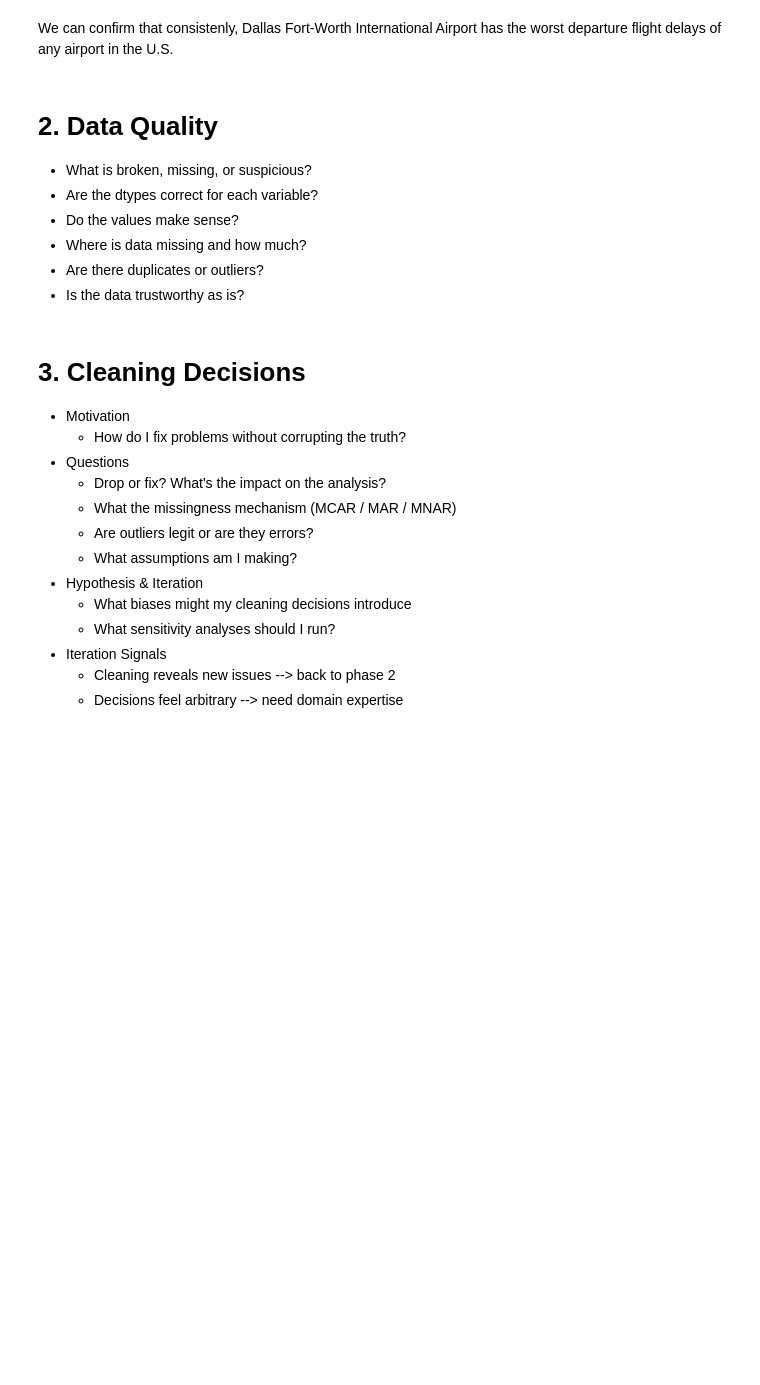
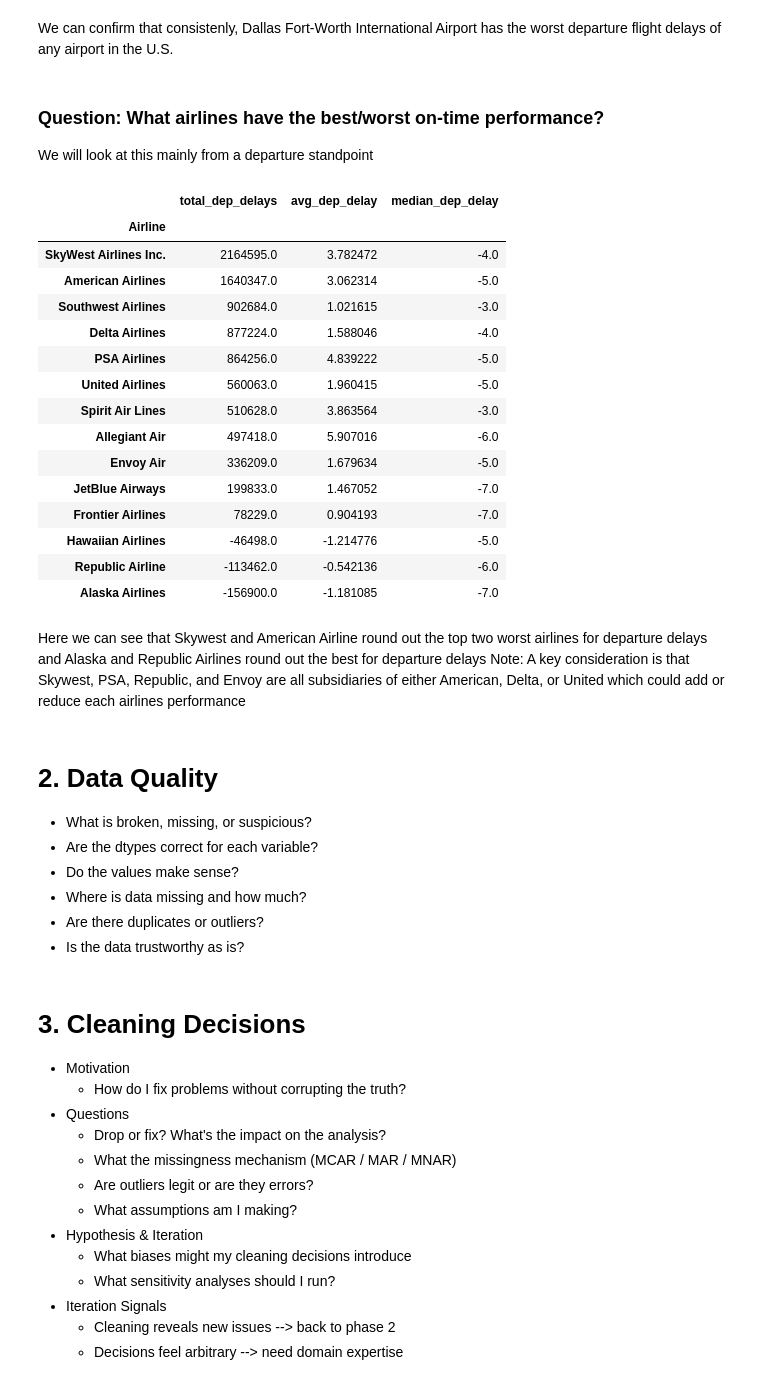
Before and after one commit to oubrando/eda-project, a Jupyter notebook: notebooks/Trace_Recon.ipynb, the cells around one changed output. Cells and saved outputs as stored; diff of their text form; code cells hidden in the pictures; blank space fills up the shorter version.

Commit message:
Adding more content to questions to answer

```diff
--- a/notebooks/Trace_Recon.ipynb
+++ b/notebooks/Trace_Recon.ipynb
@@ -571,5 +694,38 @@ Passing `palette` without assigning `hue` is deprecated and will be removed in v
 # %% [markdown]
 We can confirm that consistenly, Dallas Fort-Worth International Airport has the worst departure flight delays of any airport in the U.S.
+# %% [markdown]
+### Question: What airlines have the best/worst on-time performance?
+
+We will look at this mainly from a departure standpoint
+# %%
+df = df.copy()
+
+worst_airline = df.groupby(['Airline']).agg( #groupby year and origin airport to aggegrate sum, mean and median of depdelays per year and sort them in ascending order by total delays
+    total_dep_delays=('DepDelay', 'sum'),
+    avg_dep_delay=('DepDelay', 'mean'),
+    median_dep_delay=('DepDelay', 'median')
+).sort_values(['total_dep_delays'], ascending=[False]).groupby('Airline').head(5)
+worst_airline
+# %% [output]
+|  | total_dep_delays | avg_dep_delay | median_dep_delay |
+| Airline |  |  |  |
+| SkyWest Airlines Inc. | 2164595.0 | 3.782472 | -4.0 |
+| American Airlines | 1640347.0 | 3.062314 | -5.0 |
+| Southwest Airlines | 902684.0 | 1.021615 | -3.0 |
+| Delta Airlines | 877224.0 | 1.588046 | -4.0 |
+| PSA Airlines | 864256.0 | 4.839222 | -5.0 |
+| United Airlines | 560063.0 | 1.960415 | -5.0 |
+| Spirit Air Lines | 510628.0 | 3.863564 | -3.0 |
+| Allegiant Air | 497418.0 | 5.907016 | -6.0 |
+| Envoy Air | 336209.0 | 1.679634 | -5.0 |
+| JetBlue Airways | 199833.0 | 1.467052 | -7.0 |
+| Frontier Airlines | 78229.0 | 0.904193 | -7.0 |
+| Hawaiian Airlines | -46498.0 | -1.214776 | -5.0 |
+| Republic Airline | -113462.0 | -0.542136 | -6.0 |
+| Alaska Airlines | -156900.0 | -1.181085 | -7.0 |
+# %% [markdown]
+Here we can see that Skywest and American Airline round out the top two worst airlines for departure delays and Alaska and Republic Airlines round out the best for departure delays
+Note: A key consideration is that Skywest, PSA, Republic, and Envoy are all subsidiaries of either American, Delta, or United which could add or reduce each airlines performance
 # %% [markdown]
 # 2. Data Quality
 - What is broken, missing, or suspicious?
```
Also changed, not shown: parts of 19 cells of this notebook.
